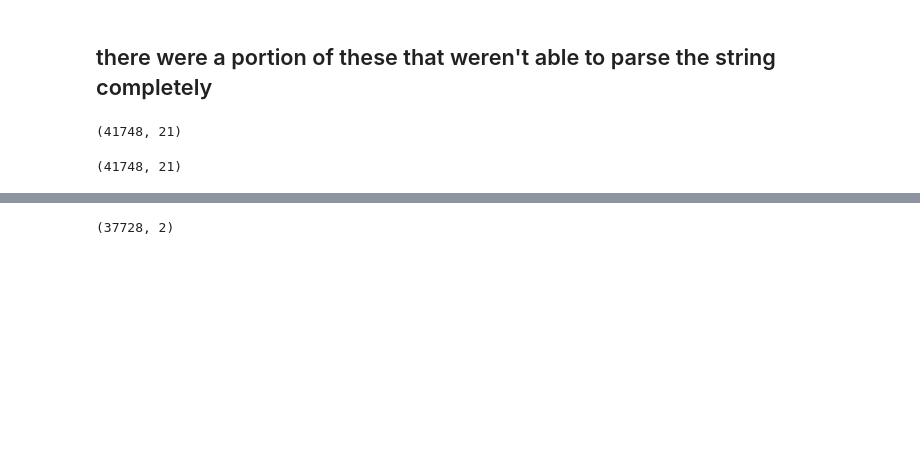
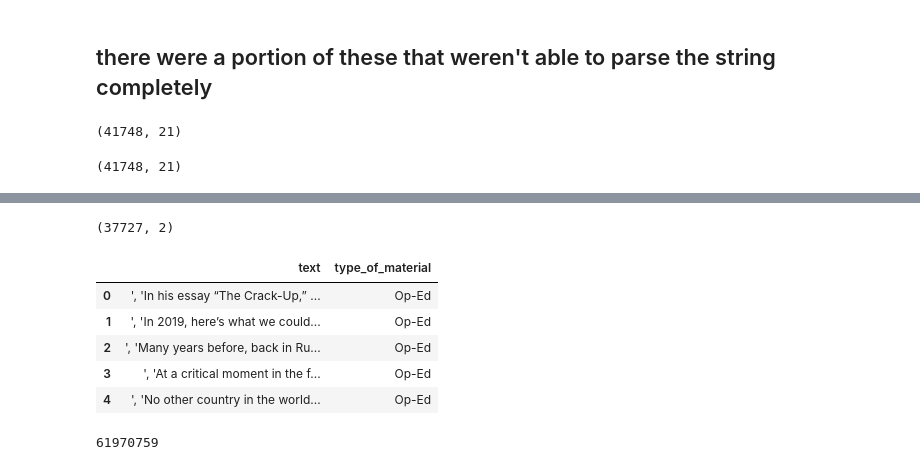
Before and after one commit to dj-betts/Capstone2, a Jupyter notebook: 2019_build/2019_dataset_build.ipynb, the cells around one changed output, grey strips where cells are left out. Drawn from its saved outputs; the diff is of its cells as text; code cells hidden in the pictures; blank space fills up the shorter version.

```diff
--- a/2019_build/2019_dataset_build.ipynb
+++ b/2019_build/2019_dataset_build.ipynb
@@ -188,10 +176,19 @@ output_df
 output_df = output_df.drop(all_but_text_type, axis=1)
 output_df.reset_index(inplace=True, drop=True)
 output_df = output_df[['text', 'type_of_material']]
-output_df.to_csv('drop2019_text_type.csv')
+#output_df.to_csv('drop2019_text_type.csv')
 output_df.head()
 output_df.shape
 # %% [output]
-(37728, 2)
+(37727, 2)
 # %%
 #drop 4000 articles
+# %%
+output_df.head()
+# %% [output]
+|  | text | type_of_material |
+| 0 | ', 'In his essay “The Crack-Up,” ... | Op-Ed |
+| 1 | ', 'In 2019, here’s what we could... | Op-Ed |
+| 2 | ', 'Many years before, back in Ru... | Op-Ed |
+| 3 | ', 'At a critical moment in the f... | Op-Ed |
+| 4 | ', 'No other country in the world... | Op-Ed |
@@ -197,0 +205,4 @@ output_df.shape
+# %%
+len(list_)
+# %% [output]
+61970759
```
Also changed, not shown: parts of 47 cells of this notebook, 3 other files.
